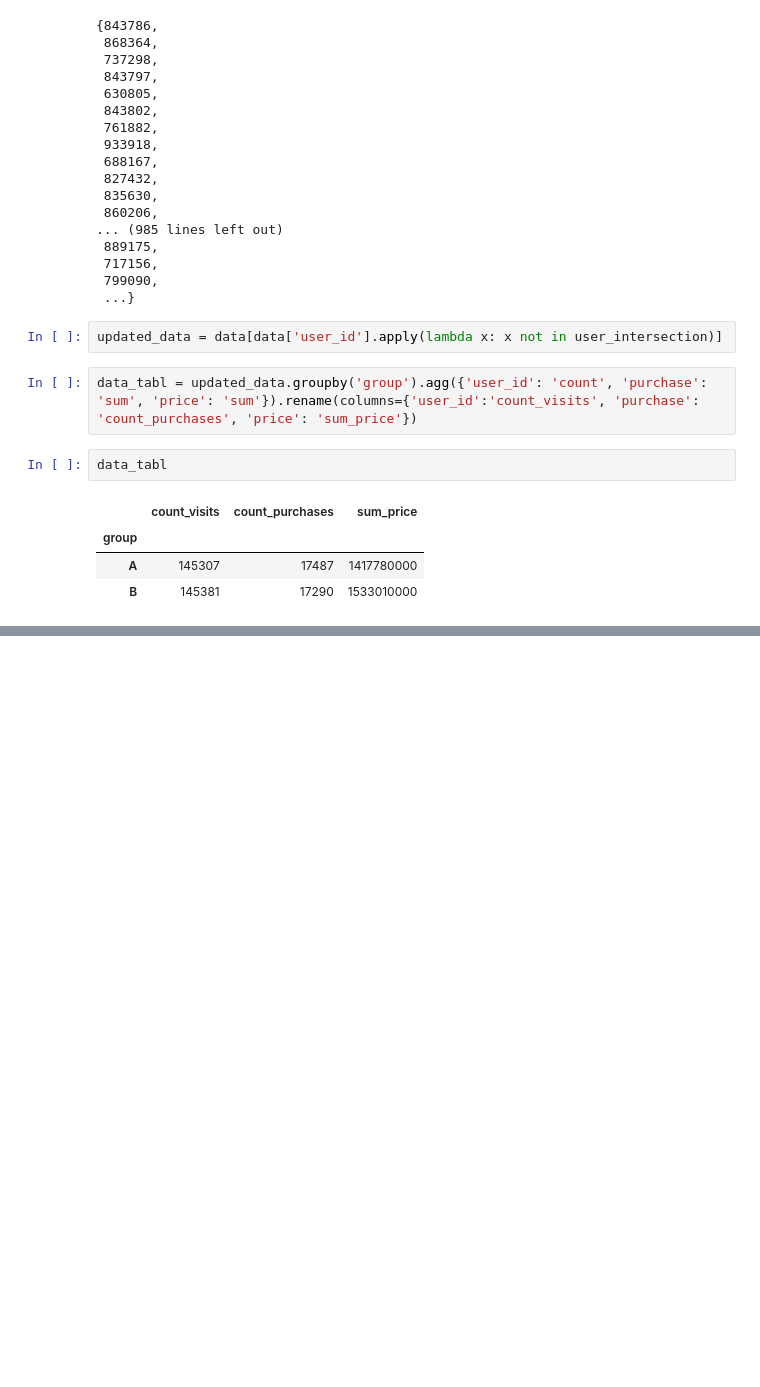
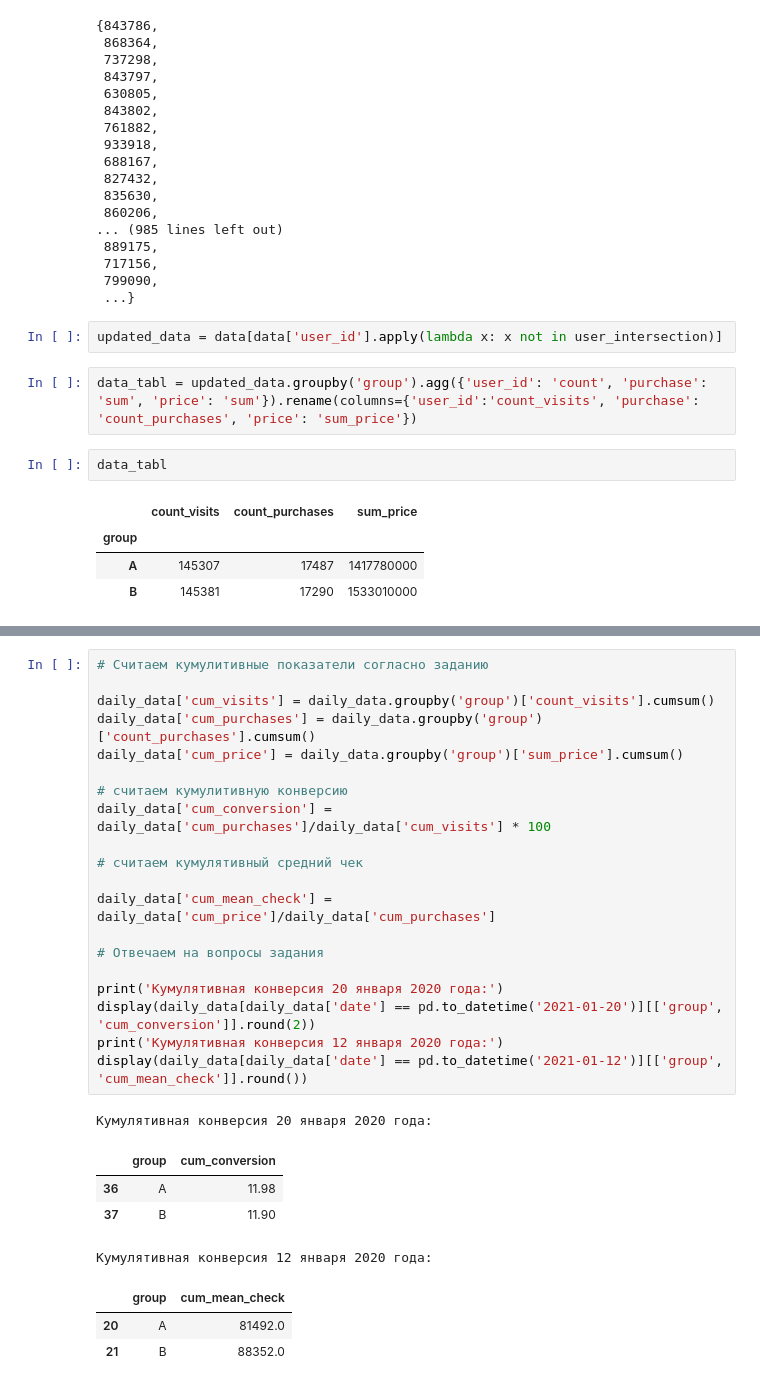
Before and after one commit to d3enjan/sf_data_science, a Jupyter notebook: skillfactory/EDA-5. A-B-тестирование/7. Закрепление знаний.ipynb, the cells around one changed output, grey strips where cells are left out. Drawn from its saved outputs; the diff is of its cells as text; blank space fills up the shorter version.

```diff
--- a/skillfactory/EDA-5. A-B-тестирование/7. Закрепление знаний.ipynb
+++ b/skillfactory/EDA-5. A-B-тестирование/7. Закрепление знаний.ipynb
@@ -117,0 +168,29 @@ a
+# %%
+# Считаем кумулитивные показатели согласно заданию
+
+daily_data['cum_visits'] = daily_data.groupby('group')['count_visits'].cumsum()
+daily_data['cum_purchases'] = daily_data.groupby('group')['count_purchases'].cumsum()
+daily_data['cum_price'] = daily_data.groupby('group')['sum_price'].cumsum()
+
+# считаем кумулитивную конверсию
+daily_data['cum_conversion'] = daily_data['cum_purchases']/daily_data['cum_visits'] * 100
+
+# считаем кумулятивный средний чек
+
+daily_data['cum_mean_check'] = daily_data['cum_price']/daily_data['cum_purchases']
+
+# Отвечаем на вопросы задания
+
+print('Кумулятивная конверсия 20 января 2020 года:')
+display(daily_data[daily_data['date'] == pd.to_datetime('2021-01-20')][['group', 'cum_conversion']].round(2))
+print('Кумулятивная конверсия 12 января 2020 года:')
+display(daily_data[daily_data['date'] == pd.to_datetime('2021-01-12')][['group', 'cum_mean_check']].round())
+# %% [output]
+Кумулятивная конверсия 20 января 2020 года:
+|  | group | cum_conversion |
+| 36 | A | 11.98 |
+| 37 | B | 11.90 |
+Кумулятивная конверсия 12 января 2020 года:
+|  | group | cum_mean_check |
+| 20 | A | 81492.0 |
+| 21 | B | 88352.0 |
```
Also changed, not shown: parts of 8 cells of this notebook, 1 other file.
